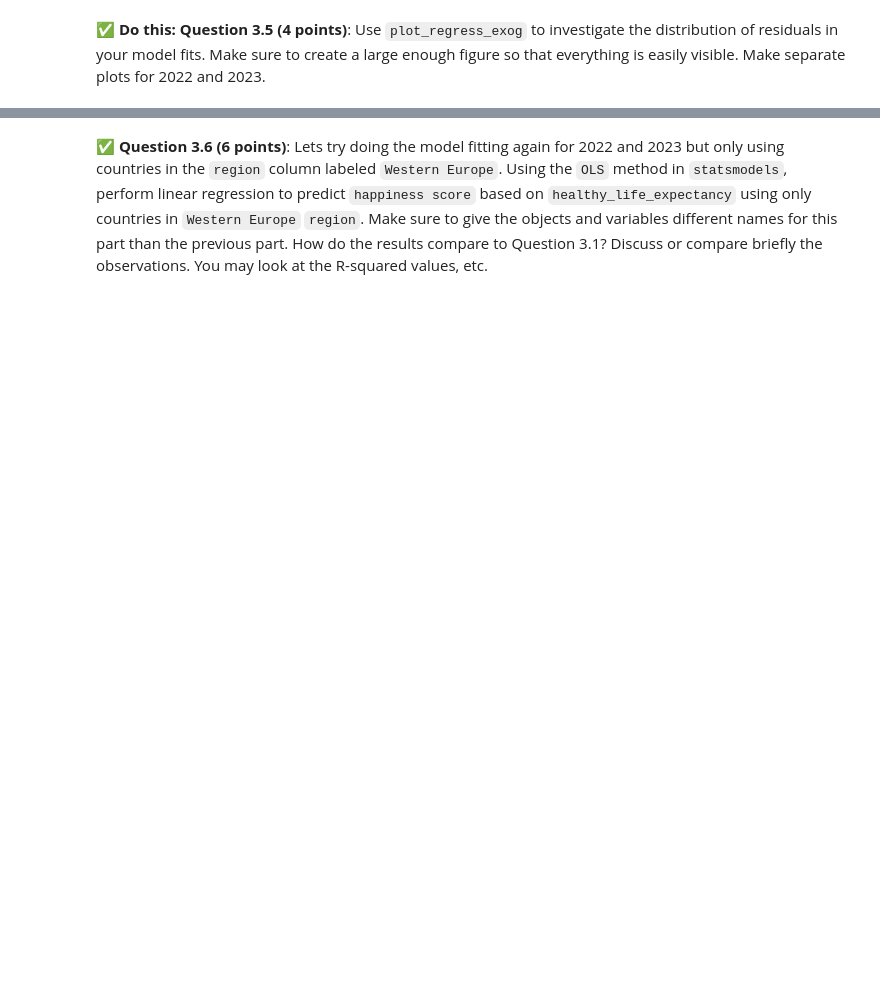
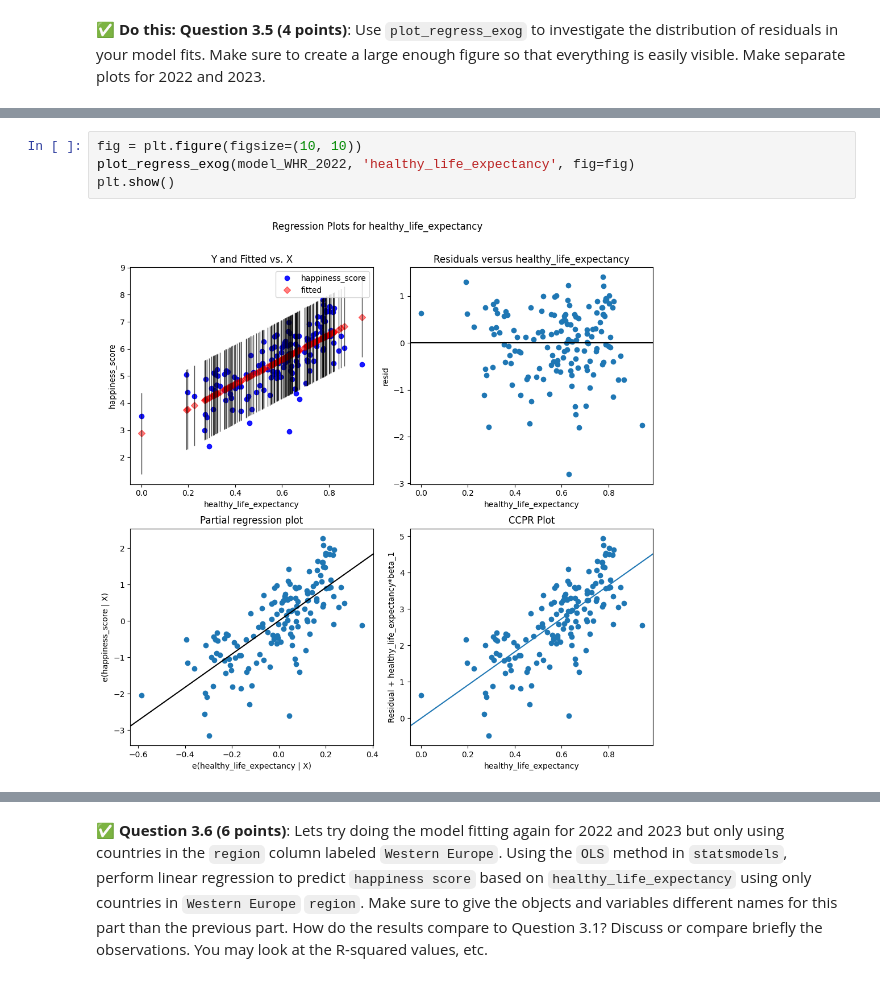
Before and after one commit to Jlozano351/CMSE202-s24-turnin, a Jupyter notebook: hw-03/HW-03_Regression-S24-Juan José Lozano González.ipynb, the cells around one changed output, grey strips where cells are left out. Drawn from its saved outputs; the diff is of its cells as text; blank space fills up the shorter version.

```diff
--- a/hw-03/HW-03_Regression-S24-Juan José Lozano González.ipynb
+++ b/hw-03/HW-03_Regression-S24-Juan José Lozano González.ipynb
@@ -172,0 +266,6 @@ In this part, we'll perform some one-variable linear regression analysis on the
+# %%
+fig = plt.figure(figsize=(10, 10))
+plot_regress_exog(model_WHR_2022, 'healthy_life_expectancy', fig=fig)
+plt.show()
+# %% [output]
+[figure, added]
```
Also changed, not shown: parts of 32 cells of this notebook.
